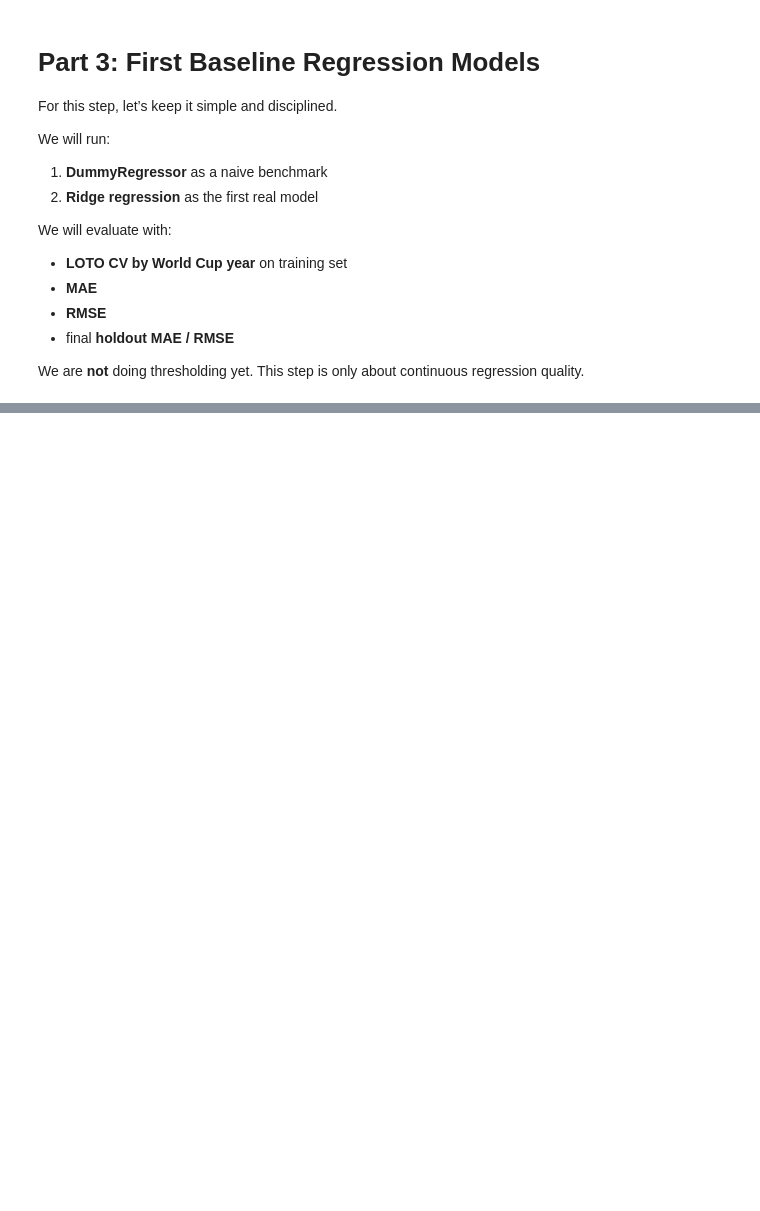
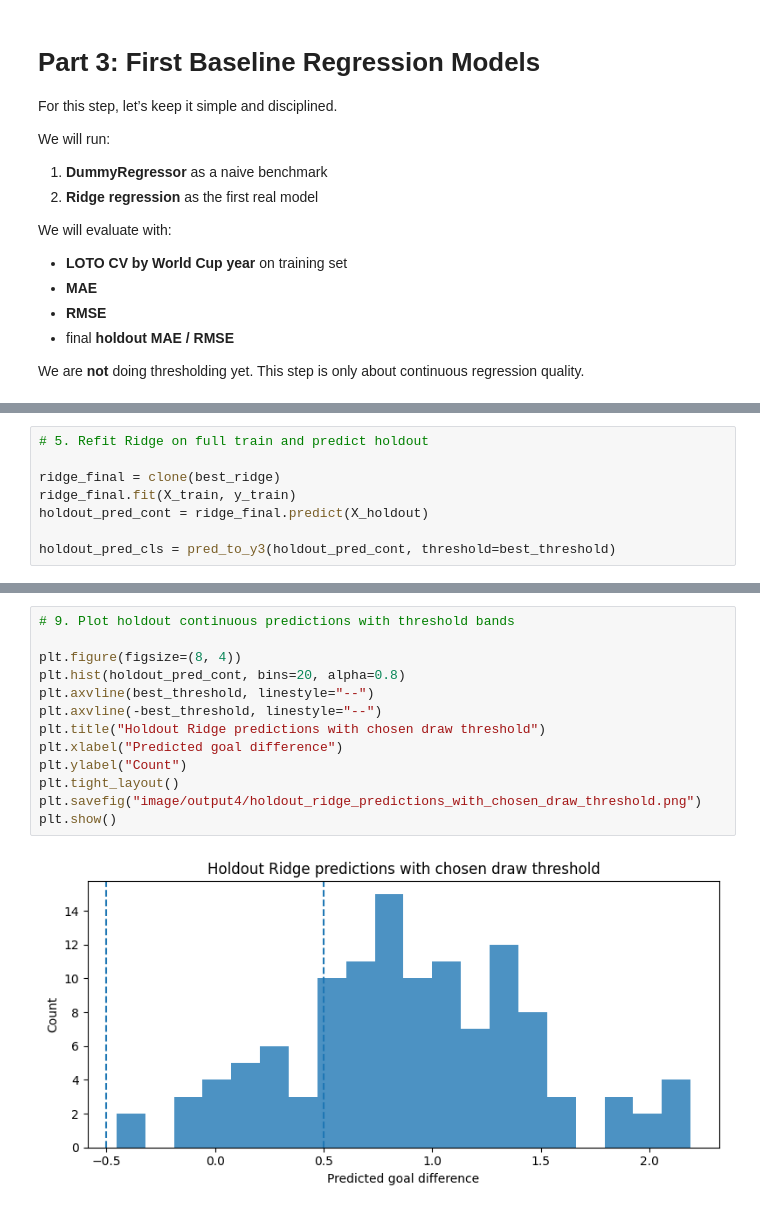
Before and after one commit to ngnk/IDS_705_Final, a Jupyter notebook: notebooks/model/regression/goal_diff_model.ipynb, the cells around one changed output, grey strips where cells are left out. Saved outputs shown, nothing was run; the diff lists cells and outputs as text; blank space fills up the shorter version.

```diff
--- a/notebooks/model/regression/goal_diff_model.ipynb
+++ b/notebooks/model/regression/goal_diff_model.ipynb
@@ -1694,0 +2054,8 @@ Part 3 completed successfully.
+# %%
+# 5. Refit Ridge on full train and predict holdout
+
+ridge_final = clone(best_ridge)
+ridge_final.fit(X_train, y_train)
+holdout_pred_cont = ridge_final.predict(X_holdout)
+
+holdout_pred_cls = pred_to_y3(holdout_pred_cont, threshold=best_threshold)
@@ -1694,0 +2154,15 @@ Part 3 completed successfully.
+# %%
+# 9. Plot holdout continuous predictions with threshold bands
+
+plt.figure(figsize=(8, 4))
+plt.hist(holdout_pred_cont, bins=20, alpha=0.8)
+plt.axvline(best_threshold, linestyle="--")
+plt.axvline(-best_threshold, linestyle="--")
+plt.title("Holdout Ridge predictions with chosen draw threshold")
+plt.xlabel("Predicted goal difference")
+plt.ylabel("Count")
+plt.tight_layout()
+plt.savefig("image/output4/holdout_ridge_predictions_with_chosen_draw_threshold.png")
+plt.show()
+# %% [output]
+[figure, added]
```
Also changed, not shown: parts of 60 cells of this notebook, 14 other files.
